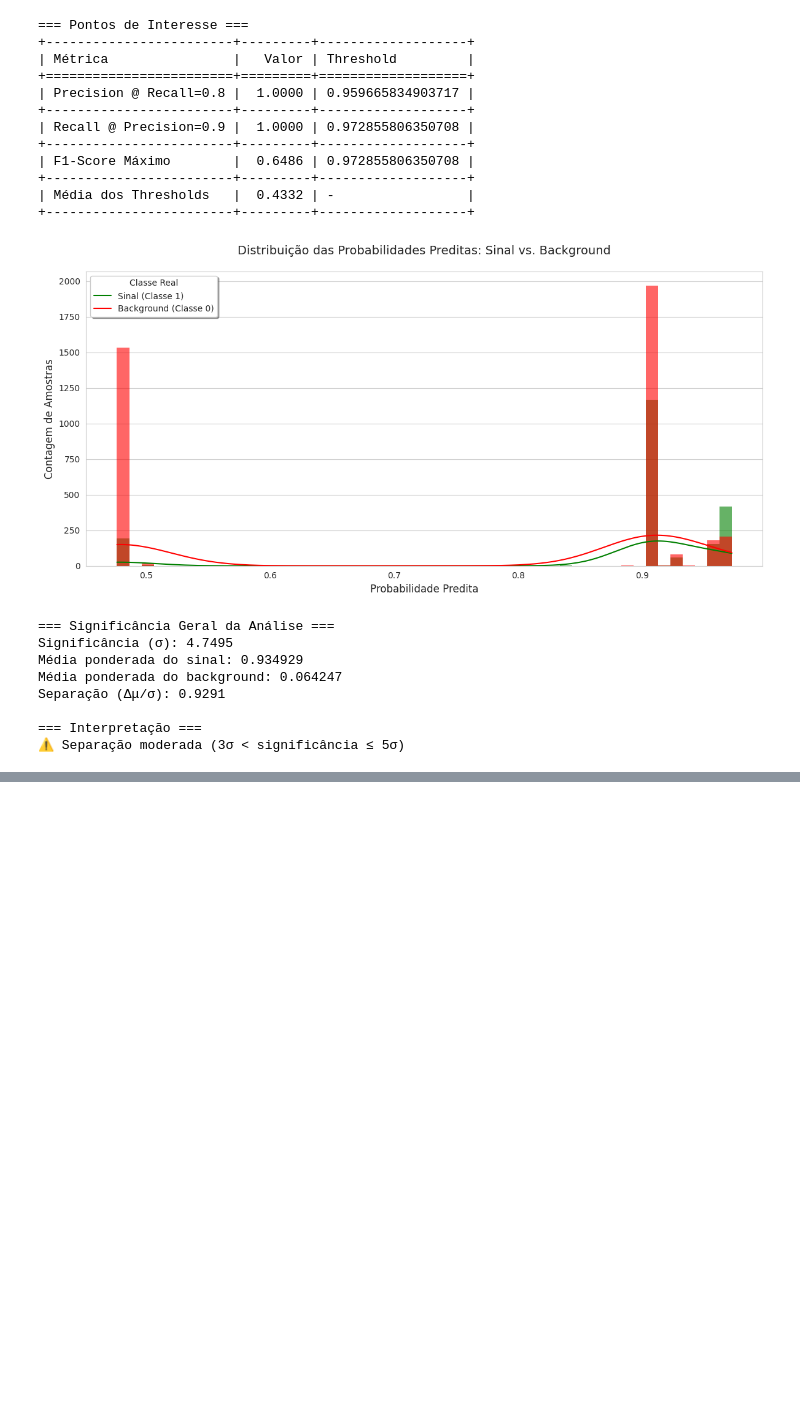
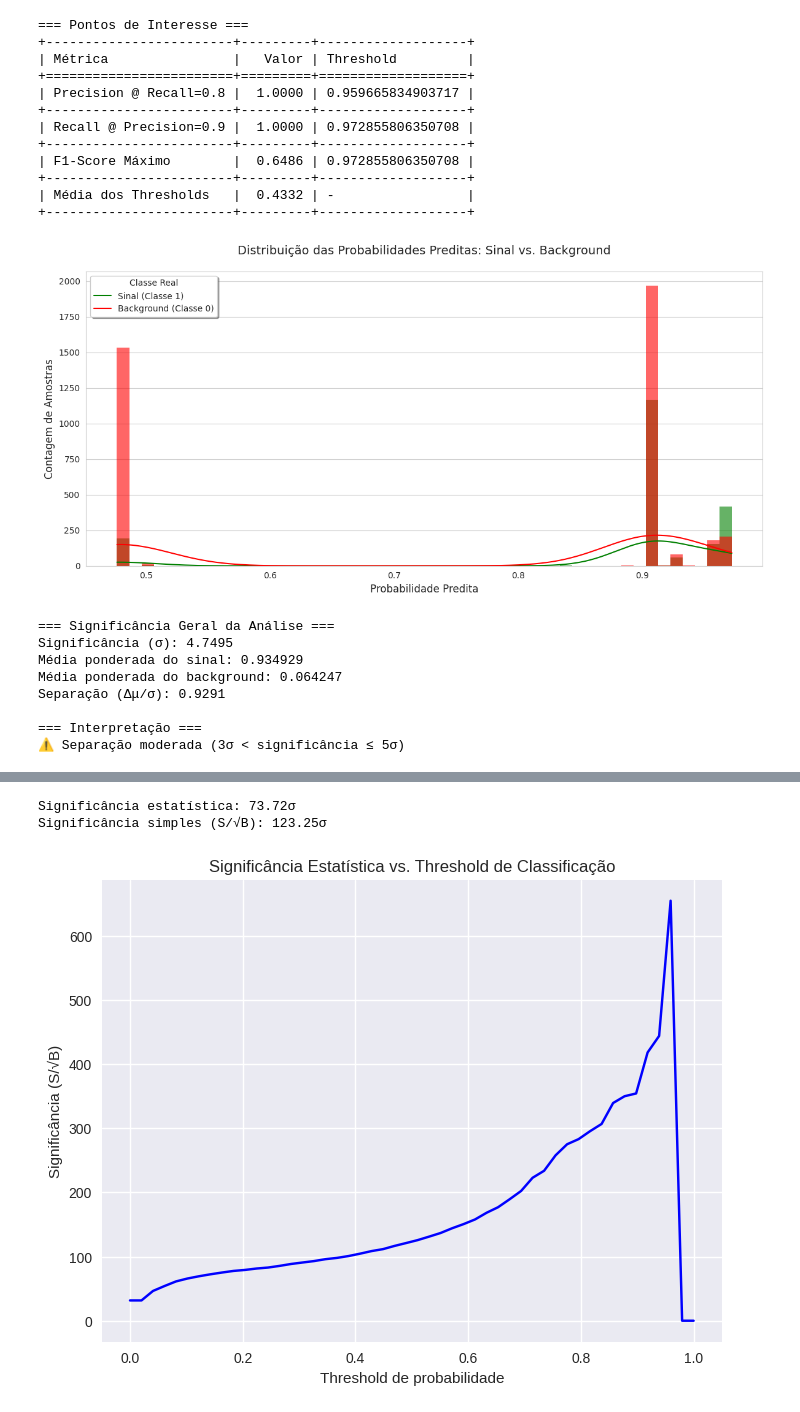
Before and after one commit to LeviPhelipe/Analise-2b2mu-2h, a Jupyter notebook: XGBoost_v4.ipynb, the cells around one changed output, grey strips where cells are left out. Saved outputs shown, nothing was run; the diff lists cells and outputs as text; code cells hidden in the pictures; blank space fills up the shorter version.

```diff
--- a/XGBoost_v4.ipynb
+++ b/XGBoost_v4.ipynb
@@ -912,0 +822,72 @@ NameError: name 'sig_weights' is not defined
+# %%
+import numpy as np
+from scipy import stats
+
+def calculate_significance(signal_probs, background_probs):
+    """
+    Calcula a significância estatística usando a aproximação de Li-Ma
+
+    Parâmetros:
+    signal_probs: array de probabilidades preditas para eventos de sinal (y=1)
+    background_probs: array de probabilidades preditas para eventos de background (y=0)
+
+    Retorna:
+    significância em sigma
+    """
+    # Número total de eventos de sinal e background
+    N_signal = len(signal_probs)
+    N_background = len(background_probs)
+
+    # Seleciona eventos acima de um threshold (ex: 0.5)
+    threshold = 0.5
+    S = np.sum(signal_probs >= threshold)
+    B = np.sum(background_probs >= threshold)
+
+    # Calcula a significância usando a fórmula de Li-Ma (5.17)
+    if B > 0 and (S+B) > 0:
+        alpha = N_background / N_signal  # Razão de exposição
+        term1 = (S + B) * np.log((1 + alpha)/alpha * (S/(S + B)))
+        term2 = S * np.log((1 + alpha) * (B/(S + B)))
+        sigma = np.sqrt(2 * (term1 - term2))
+    else:
+        sigma = 0
+
+    return sigma
+
+# Aplicando ao seu modelo
+y_signal_scores = model.predict_proba(X_test_scaled[y_test == 1])[:, 1]
+y_background_scores = model.predict_proba(X_test_scaled[y_test == 0])[:, 1]
+
+significance = calculate_significance(y_signal_scores, y_background_scores)
+print(f"\nSignificância estatística: {significance:.2f}σ")
+
+# Alternativa usando aproximação simples para S/sqrt(B)
+S = np.sum(y_test[y_pred == 1])  # Verdadeiros positivos
+B = len(y_pred[y_pred == 1]) - S  # Falsos positivos
+simple_significance = S / np.sqrt(B) if B > 0 else 0
+print(f"Significância simples (S/√B): {simple_significance:.2f}σ")
+
+# Curva de significância variando o threshold
+thresholds = np.linspace(0, 1, 50)
+significances = []
+
+for thresh in thresholds:
+    S = np.sum(y_signal_scores >= thresh)
+    B = np.sum(y_background_scores >= thresh)
+    if B > 0:
+        significances.append(S / np.sqrt(B))
+    else:
+        significances.append(0)
+
+# Plotando a curva de significância
+plt.figure(figsize=(8, 6))
+plt.plot(thresholds, significances, 'b-')
+plt.xlabel('Threshold de probabilidade')
+plt.ylabel('Significância (S/√B)')
+plt.title('Significância Estatística vs. Threshold de Classificação')
+plt.grid(True)
+plt.show()
+# %% [output]
+Significância estatística: 73.72σ
+Significância simples (S/√B): 123.25σ
+[figure, added]
```
Also changed, not shown: parts of 8 cells of this notebook.
